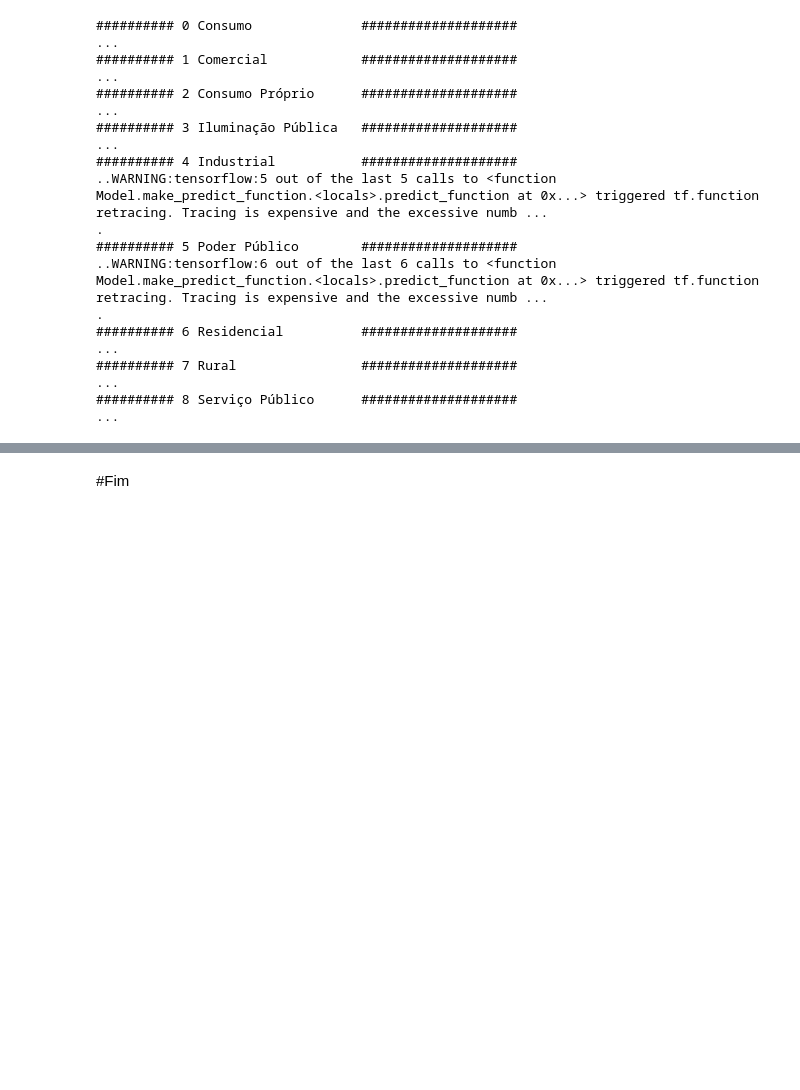
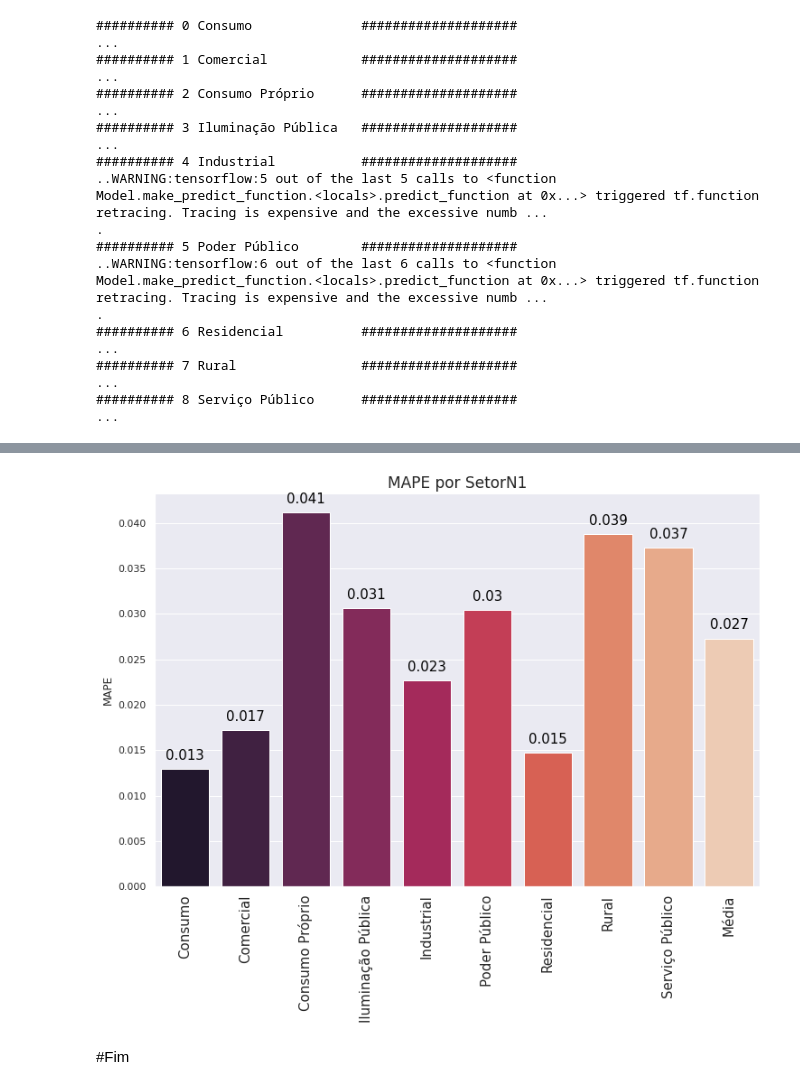
Before and after one commit to lvb86/PD_LSTM_GA, a Jupyter notebook: code/LSTM_GEN_e32p16_BR_Sn_ibcbr_obitos_2013_2018.ipynb, the cells around one changed output, grey strips where cells are left out. Drawn from its saved outputs; the diff is of its cells as text; code cells hidden in the pictures; blank space fills up the shorter version.

```diff
--- a/code/LSTM_GEN_e32p16_BR_Sn_ibcbr_obitos_2013_2018.ipynb
+++ b/code/LSTM_GEN_e32p16_BR_Sn_ibcbr_obitos_2013_2018.ipynb
@@ -1447,2 +1447,6 @@ plt_perfis_de_consumo(y_pred_list.T)
+# %%
+plt_barras(barras,mape_list)
+# %% [output]
+[figure, added]
 # %% [markdown]
 #Fim
```
Also changed, not shown: parts of 3 cells of this notebook.
